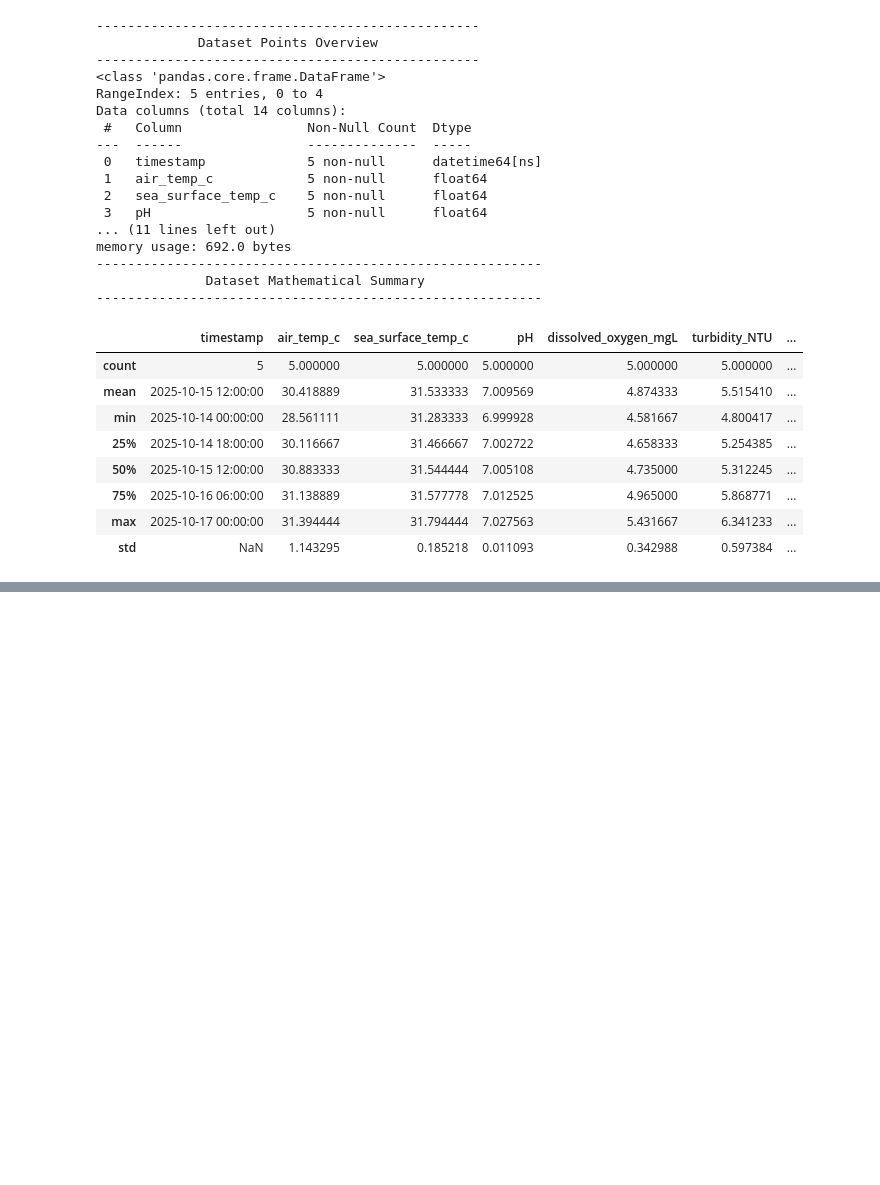
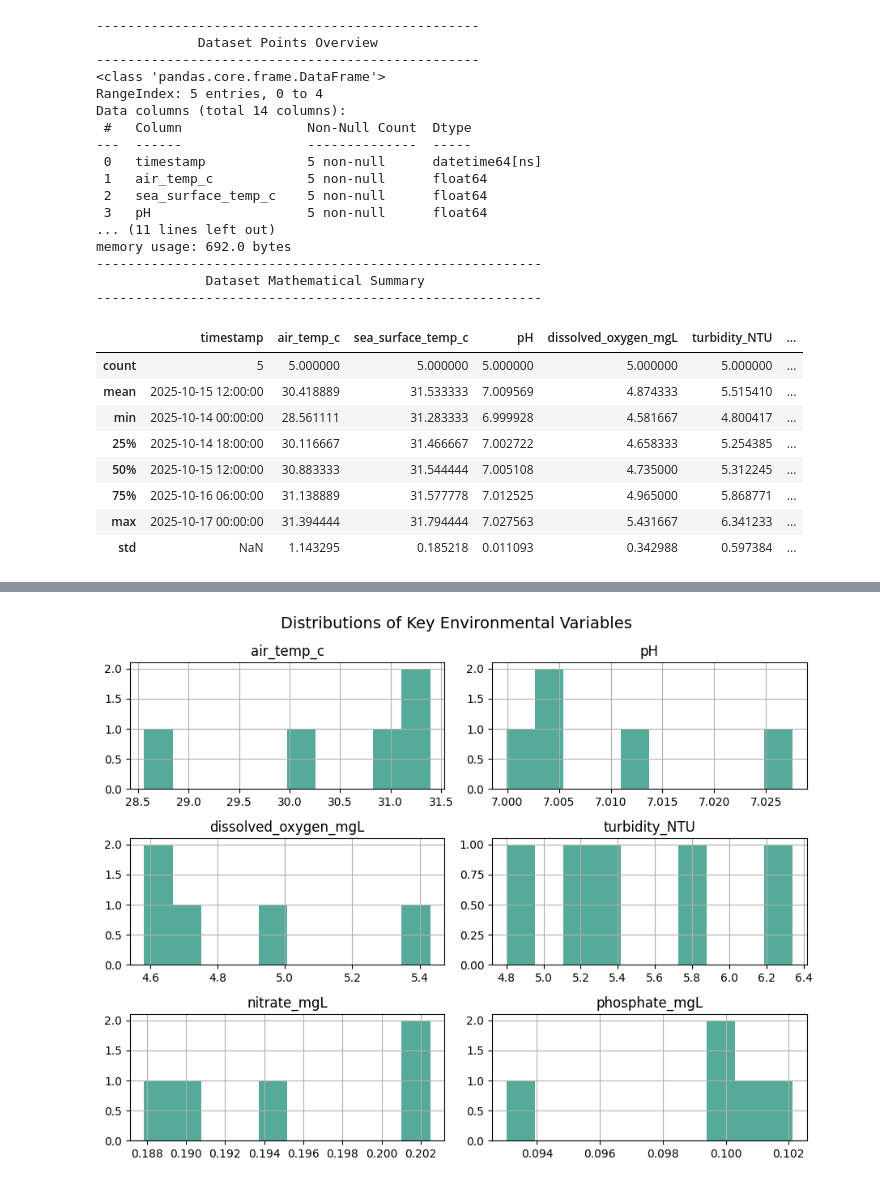
Before and after one commit to regional-specter/NextGen-Innovators, a Jupyter notebook: ML Model/water-monitoring.ipynb, the cells around one changed output, grey strips where cells are left out. Cells and saved outputs as stored; diff of their text form; code cells hidden in the pictures; blank space fills up the shorter version.

```diff
--- a/ML Model/water-monitoring.ipynb
+++ b/ML Model/water-monitoring.ipynb
@@ -189,0 +223,9 @@ memory usage: 692.0 bytes
+# %%
+# === Distribution of Key Variables ===
+key_vars = ["air_temp_c", "pH", "dissolved_oxygen_mgL", "turbidity_NTU", "nitrate_mgL", "phosphate_mgL"]
+df[key_vars].hist(bins=10, figsize=(9, 7), color="#5a9")
+plt.suptitle("Distributions of Key Environmental Variables", fontsize=14)
+plt.tight_layout()
+plt.show()
+# %% [output]
+[figure, added]
```
Also changed, not shown: parts of 10 cells of this notebook.
